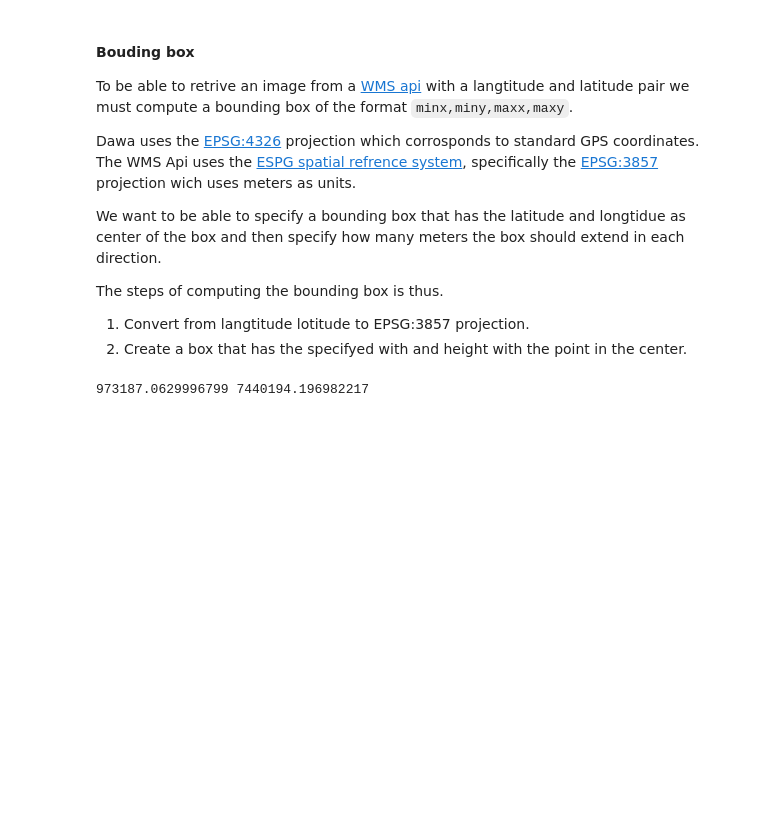
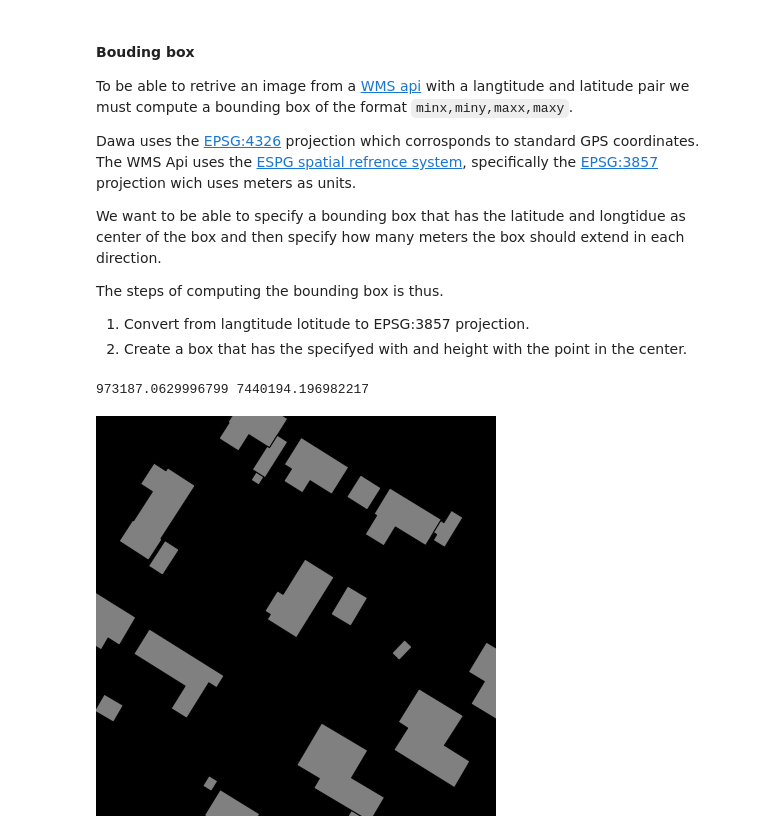
Before and after one commit to Rotendahl/flood_risk, a Jupyter notebook: Hollowings.ipynb, the cells around one changed output. Saved outputs shown, nothing was run; the diff lists cells and outputs as text; code cells hidden in the pictures; blank space fills up the shorter version.

Commit message:
address and data retrival done

```diff
--- a/Hollowings.ipynb
+++ b/Hollowings.ipynb
@@ -26,7 +26,7 @@ def addressToLatLong(address):
         "https://dawa.aws.dk/adgangsadresser",
         params={"q": address,"struktur":"mini"}
     )
-    data = json.loads(resp.content)[0]
+    data = json.loads(response.content)[0]
     return data['x'], data['y']
 
 x, y = addressToLatLong("Kjærmarken 103, 6771 Gredstedbro")
@@ -55,3 +55,12 @@ assert x == 973187.0629996799
 assert y == 7440194.196982217
 # %% [output]
 973187.0629996799 7440194.196982217
+# %%
+def boundingBox(x, y, boxSize=200):
+    minx = x - boxSize / 2
+    miny = y - boxSize / 2
+    maxx = x + boxSize / 2
+    maxy = y + boxSize / 2
+    return f'{minx},{miny},{maxx},{maxy}'
+
+assert boundingBox(0,0, boxSize=2) == '-1.0,-1.0,1.0,1.0'
@@ -57,0 +103,12 @@ assert y == 7440194.196982217
+# %%
+# Combines the previous functions
+def addressToImages(address):
+    x,y = addressToLatLong(address)
+    x,y = convertEPSG(x, y)
+    return getImg(x, y, 'buildings'), getImg(x, y, 'hollowings')
+
+buildImg, hollowImg = addressToImages('kjærmarken 103, 6771 gredstedbro')
+# %%
+buildImg
+# %% [output]
+[figure, added]
```
Also changed, not shown: parts of 4 cells of this notebook.
